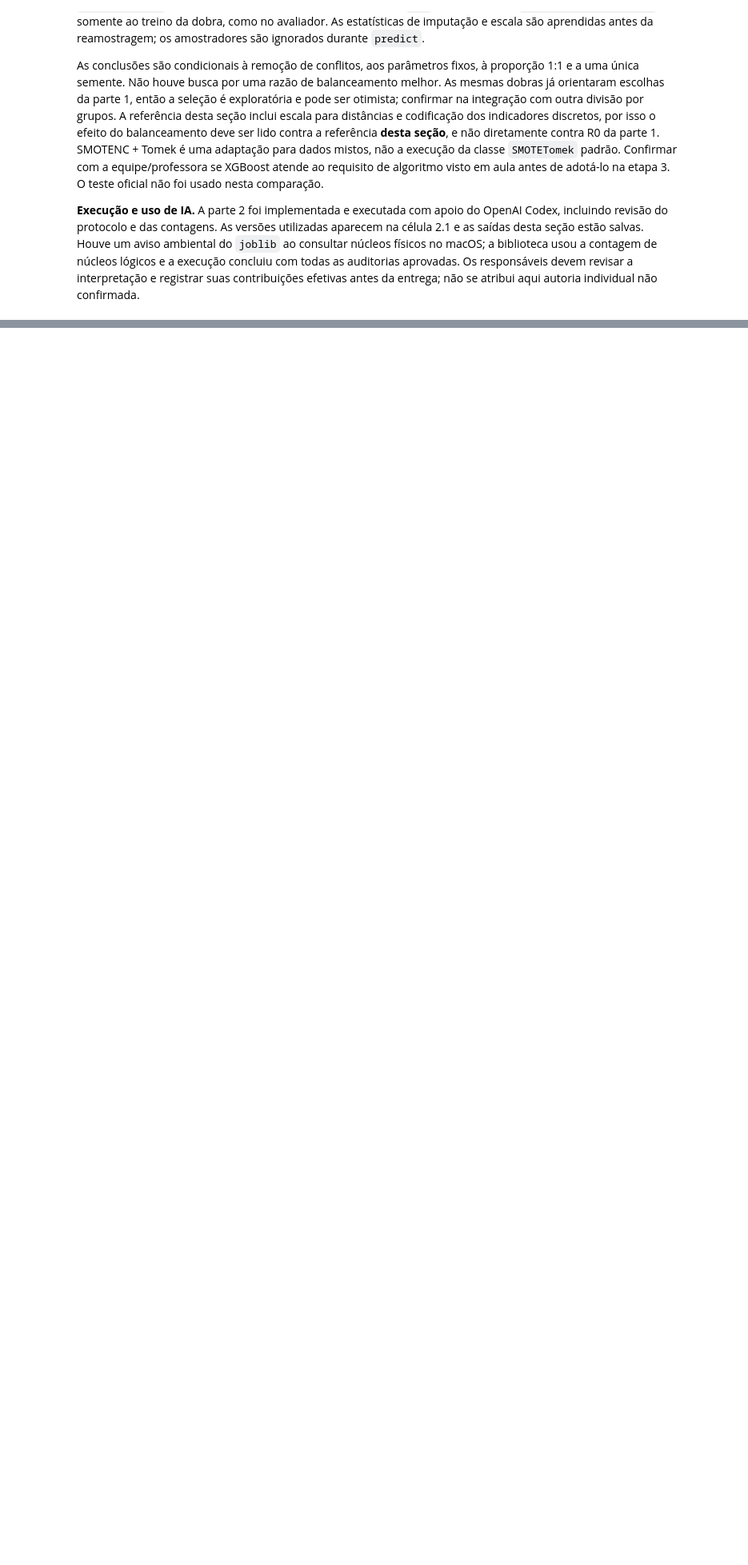
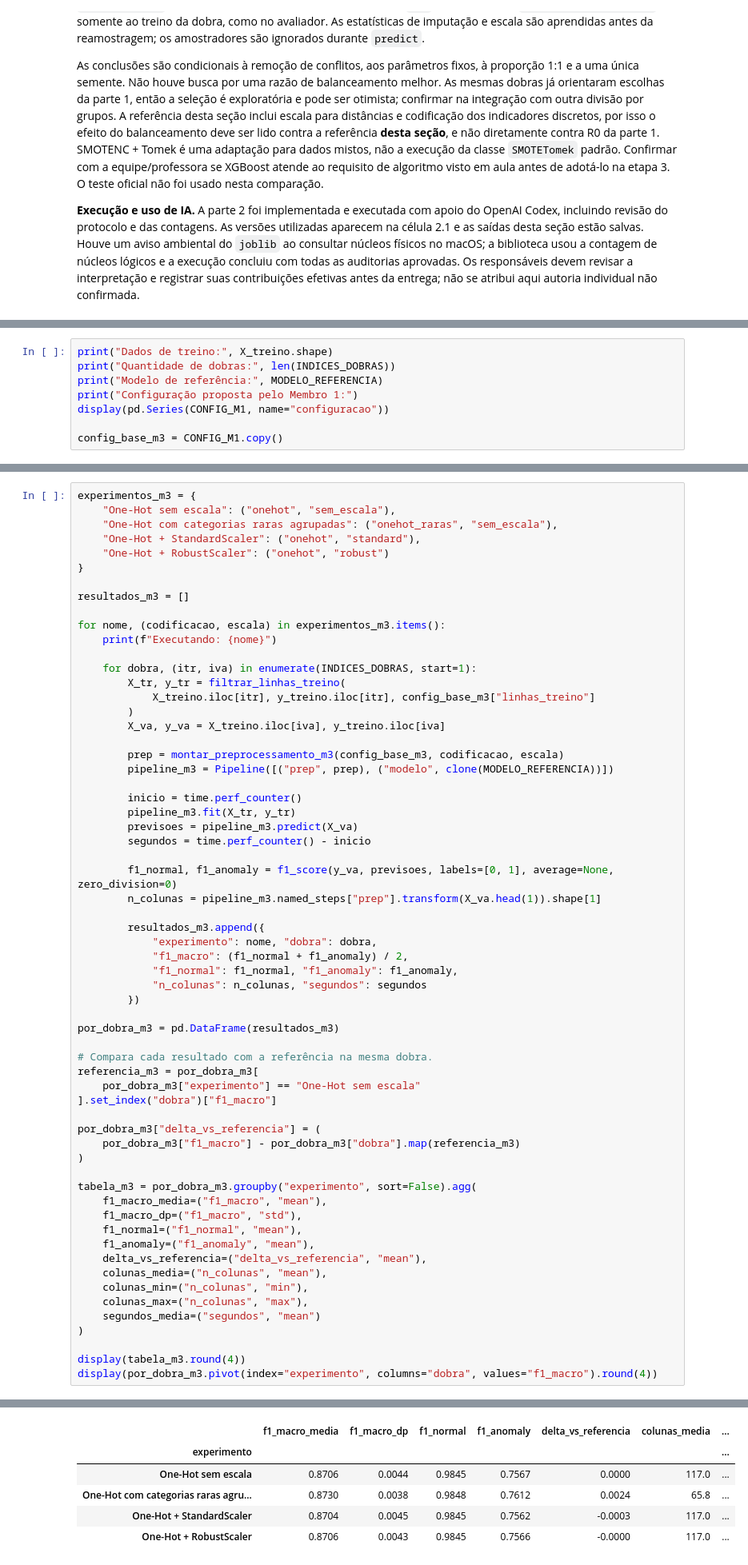
Before and after one commit to matheusmra/tp-ia, a Jupyter notebook: notebooks/02_pre_processamento.ipynb, the cells around one changed output, grey strips where cells are left out. Shown at 80% size. Cells and saved outputs as stored; diff of their text form; blank space fills up the shorter version.

Commit message:
feat: compara codificacao e escala numerica do membro 3

```diff
--- a/notebooks/02_pre_processamento.ipynb
+++ b/notebooks/02_pre_processamento.ipynb
@@ -914,0 +905,8 @@ As conclusões são condicionais à remoção de conflitos, aos parâmetros fixo
+# %%
+print("Dados de treino:", X_treino.shape)
+print("Quantidade de dobras:", len(INDICES_DOBRAS))
+print("Modelo de referência:", MODELO_REFERENCIA)
+print("Configuração proposta pelo Membro 1:")
+display(pd.Series(CONFIG_M1, name="configuracao"))
+
+config_base_m3 = CONFIG_M1.copy()
@@ -914,0 +971,63 @@ As conclusões são condicionais à remoção de conflitos, aos parâmetros fixo
+# %%
+experimentos_m3 = {
+    "One-Hot sem escala": ("onehot", "sem_escala"),
+    "One-Hot com categorias raras agrupadas": ("onehot_raras", "sem_escala"),
+    "One-Hot + StandardScaler": ("onehot", "standard"),
+    "One-Hot + RobustScaler": ("onehot", "robust")
+}
+
+resultados_m3 = []
+
+for nome, (codificacao, escala) in experimentos_m3.items():
+    print(f"Executando: {nome}")
+
+    for dobra, (itr, iva) in enumerate(INDICES_DOBRAS, start=1):
+        X_tr, y_tr = filtrar_linhas_treino(
+            X_treino.iloc[itr], y_treino.iloc[itr], config_base_m3["linhas_treino"]
+        )
+        X_va, y_va = X_treino.iloc[iva], y_treino.iloc[iva]
+
+        prep = montar_preprocessamento_m3(config_base_m3, codificacao, escala)
+        pipeline_m3 = Pipeline([("prep", prep), ("modelo", clone(MODELO_REFERENCIA))])
+
+        inicio = time.perf_counter()
+        pipeline_m3.fit(X_tr, y_tr)
+        previsoes = pipeline_m3.predict(X_va)
+        segundos = time.perf_counter() - inicio
+
+        f1_normal, f1_anomaly = f1_score(y_va, previsoes, labels=[0, 1], average=None, zero_division=0)
+        n_colunas = pipeline_m3.named_steps["prep"].transform(X_va.head(1)).shape[1]
+
+        resultados_m3.append({
+            "experimento": nome, "dobra": dobra,
+            "f1_macro": (f1_normal + f1_anomaly) / 2,
+            "f1_normal": f1_normal, "f1_anomaly": f1_anomaly,
+            "n_colunas": n_colunas, "segundos": segundos
+        })
+
+por_dobra_m3 = pd.DataFrame(resultados_m3)
+
+# Compara cada resultado com a referência na mesma dobra.
+referencia_m3 = por_dobra_m3[
+    por_dobra_m3["experimento"] == "One-Hot sem escala"
+].set_index("dobra")["f1_macro"]
+
+por_dobra_m3["delta_vs_referencia"] = (
+    por_dobra_m3["f1_macro"] - por_dobra_m3["dobra"].map(referencia_m3)
+)
+
+tabela_m3 = por_dobra_m3.groupby("experimento", sort=False).agg(
+    f1_macro_media=("f1_macro", "mean"),
+    f1_macro_dp=("f1_macro", "std"),
+    f1_normal=("f1_normal", "mean"),
+    f1_anomaly=("f1_anomaly", "mean"),
+    delta_vs_referencia=("delta_vs_referencia", "mean"),
+    colunas_media=("n_colunas", "mean"),
+    colunas_min=("n_colunas", "min"),
+    colunas_max=("n_colunas", "max"),
+    segundos_media=("segundos", "mean")
+)
+
+display(tabela_m3.round(4))
+display(por_dobra_m3.pivot(index="experimento", columns="dobra", values="f1_macro").round(4))
+# %% [output]
@@ -914,0 +1038,6 @@ As conclusões são condicionais à remoção de conflitos, aos parâmetros fixo
+|  | f1_macro_media | f1_macro_dp | f1_normal | f1_anomaly | delta_vs_referencia | colunas_media | ... |
+| experimento |  |  |  |  |  |  | ... |
+| One-Hot sem escala | 0.8706 | 0.0044 | 0.9845 | 0.7567 | 0.0000 | 117.0 | ... |
+| One-Hot com categorias raras agru... | 0.8730 | 0.0038 | 0.9848 | 0.7612 | 0.0024 | 65.8 | ... |
+| One-Hot + StandardScaler | 0.8704 | 0.0045 | 0.9845 | 0.7562 | -0.0003 | 117.0 | ... |
+| One-Hot + RobustScaler | 0.8706 | 0.0043 | 0.9845 | 0.7566 | -0.0000 | 117.0 | ... |
```
Also changed, not shown: parts of 17 cells of this notebook.
